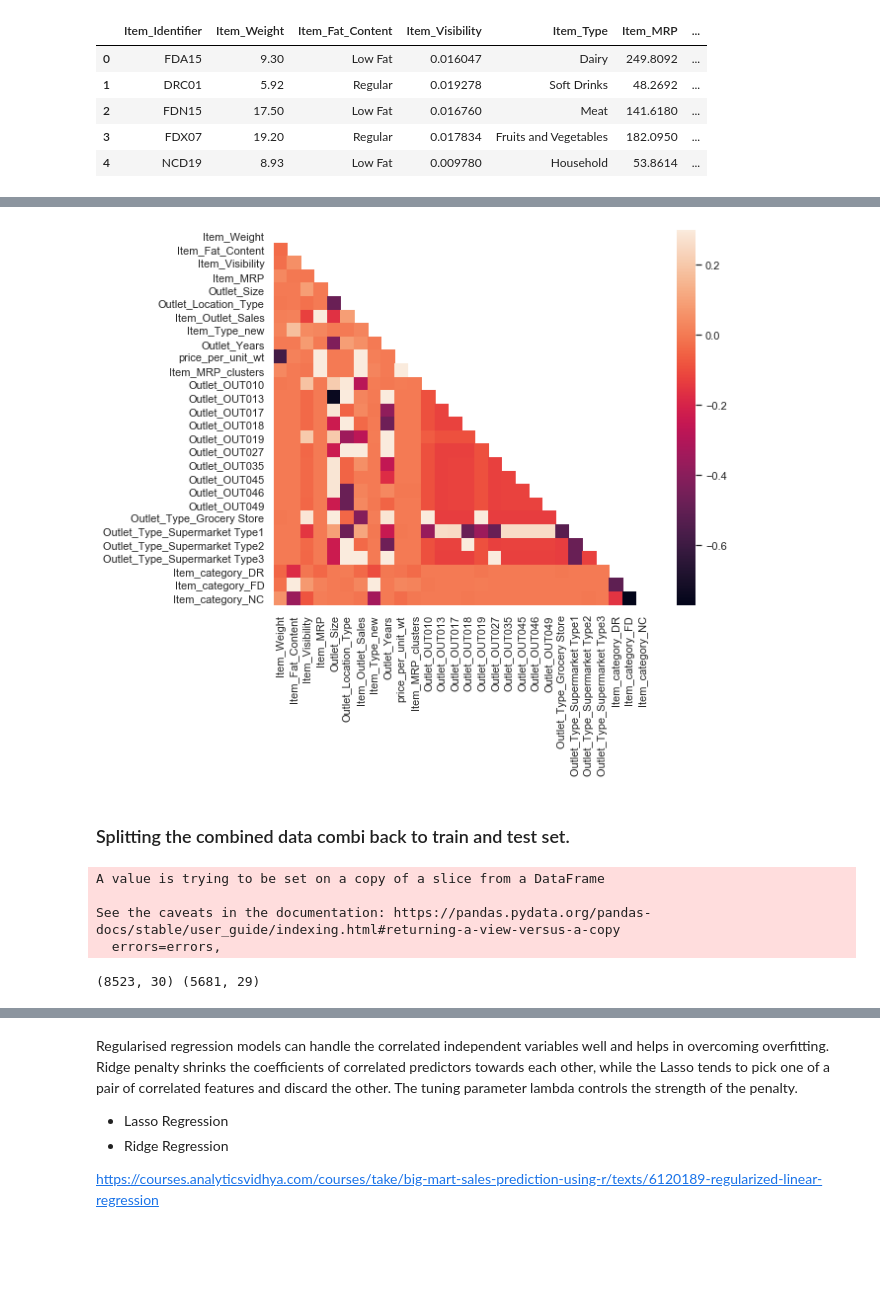
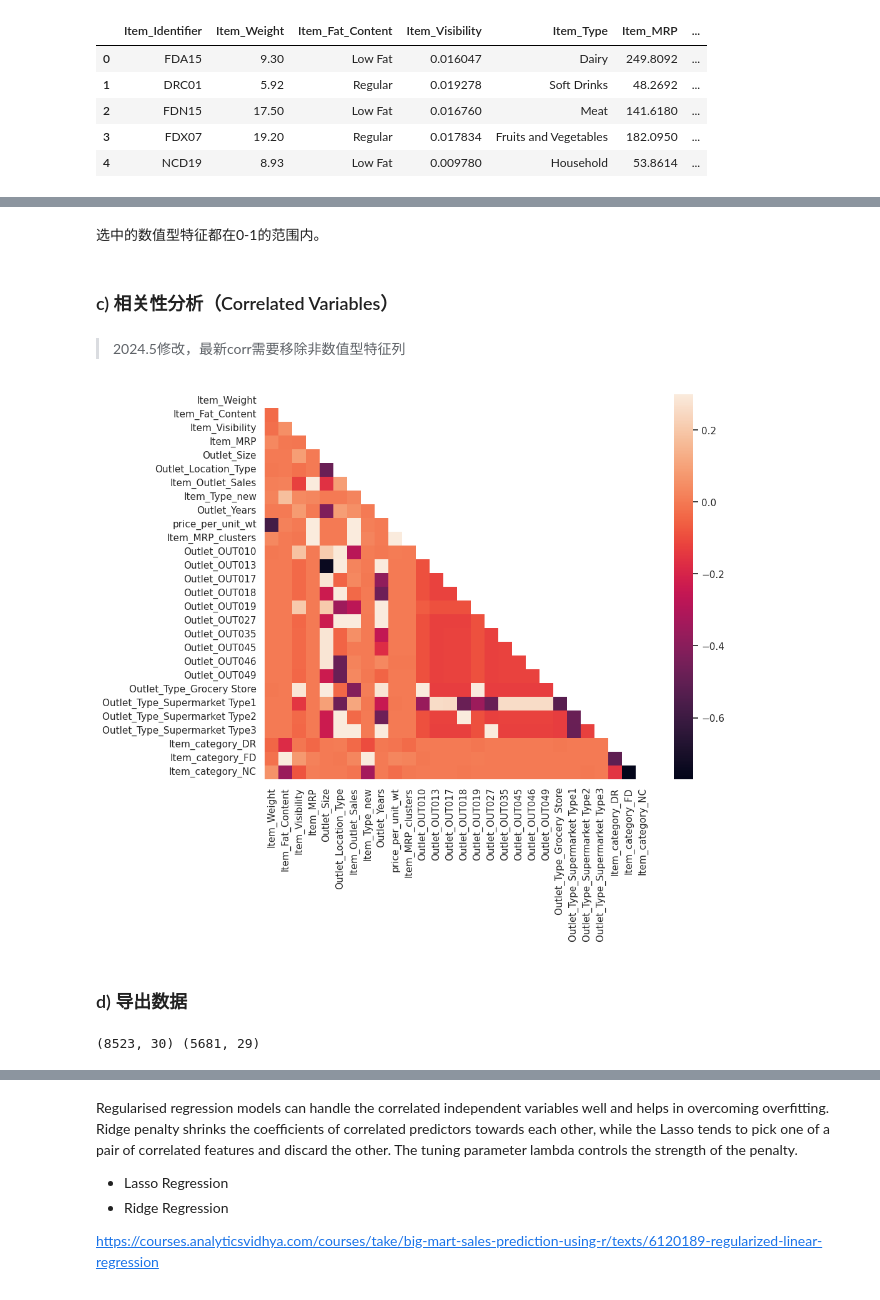
Before and after one commit to eevv2333/Study-Projects, a Jupyter notebook: Big Mart Sales prediction 商场销售预测分析项目/EDA_2022_Completed.ipynb, the cells around one changed output, grey strips where cells are left out. Cells and saved outputs as stored; diff of their text form; code cells hidden in the pictures; blank space fills up the shorter version.

```diff
--- a/Big Mart Sales prediction 商场销售预测分析项目/EDA_2022_Completed.ipynb
+++ b/Big Mart Sales prediction 商场销售预测分析项目/EDA_2022_Completed.ipynb
@@ -269,8 +278,11 @@ ax.scatter(combine['Item_MRP'], combine['Item_Outlet_Sales'],color='pink')
 # %%
 #物品类别
 import seaborn as sns
+# plt.figure(1)
+# fig,ax=plt.subplots(figsize=(20,8))
+# sns.set(style="whitegrid")
+# sns.boxenplot(x=combine['Item_Type'], y=combine['Item_Outlet_Sales'],scale="linear",color="yellow")
 plt.figure(1)
 fig,ax=plt.subplots(figsize=(20,8))
-sns.set(style="whitegrid")
-sns.boxenplot(x=combine['Item_Type'], y=combine['Item_Outlet_Sales'],scale="linear",color="yellow")
+sns.violinplot(x=combine['Item_Type'], y=combine['Item_Outlet_Sales'])
 # %% [output]
@@ -699,11 +561,0 @@ print(combine['Outlet_Location_Type'].value_counts())
-# %%
-'''
-#替换 ## 删除原文字标签，只保留数字标签
-combine['Outlet_Size'].replace('Small',0,inplace=True)
-combine['Outlet_Size'].replace('Medium',1,inplace=True)
-combine['Outlet_Size'].replace('High',2,inplace=True)
-
-combine['Outlet_Location_Type'].replace('Tier 3',0,inplace=True)
-combine['Outlet_Location_Type'].replace('Tier 2',1,inplace=True)
-combine['Outlet_Location_Type'].replace('Tier 1',2,inplace=True)
-'''
@@ -727,12 +561,0 @@ combine = pd.get_dummies(combine, columns=['Outlet','Outlet_Type','Item_category
-# %%
-'''
-# 独热编码
-combine0 = pd.get_dummies(combine['Outlet_Identifier'])
-combine1 = pd.get_dummies(combine['Outlet_Type'])
-combine2=pd.get_dummies(combine['Item_MRP_clusters'])
-combine3=pd.get_dummies(combine['Item_category'])
-combine=combine.join(combine0,how='outer')
-combine=combine.join(combine1,how='outer')
-combine=combine.join(combine2,how='outer')
-combine=combine.join(combine3,how='outer')
-'''
@@ -803,2 +605,0 @@ Scaling and centering is required for linear regression models.'''
-# %%
-combine=save
@@ -864,11 +633,22 @@ ST.describe().T
+# %% [markdown]
+选中的数值型特征都在0-1的范围内。
+# %% [markdown]
+### c) 相关性分析（Correlated Variables）
+# %% [markdown]
+> 2024.5修改，最新corr需要移除非数值型特征列
 # %%
-corr = combine.corr()
+#Correlated Variables
+
+# Remove the non-numeric column
+combine_numeric = combine.drop(['Item_Identifier','Outlet_Identifier'], axis=1)
+
+# Calculate the correlation matrix
+corr = combine_numeric.corr()
+
 mask = np.zeros_like(corr)
 mask[np.triu_indices_from(mask)] = True
 with sns.axes_style("white"):
-    f, ax = plt.subplots(figsize=(10, 7))
+    f, ax = plt.subplots(figsize=(10, 8))
     ax = sns.heatmap(corr, mask=mask, vmax=.3, square=True)
 # %% [output]
-[figure, old version]
+[figure, new version]
-# %% [markdown]
-### Splitting the combined data combi back to train and test set.
@@ -879,17 +655,17 @@ test = combine.loc[combine['Item_Outlet_Sales'].isnull()]
+# %% [markdown]
+### d) 导出数据
 # %%
+#切分数据集
+train = combine.loc[combine['Item_Outlet_Sales'].notnull()]
+test = combine.loc[combine['Item_Outlet_Sales'].isnull()]
+
 #删掉test 中多余的列
 test.drop(['Item_Outlet_Sales'],axis=1,inplace=True)
-
 
 #导出数据
 train.to_csv("train_modified.csv",index=False)
 test.to_csv("test_modified.csv",index=False)
+
+print(train.shape,test.shape)
 # %% [output]
-A value is trying to be set on a copy of a slice from a DataFrame
-
-See the caveats in the documentation: https://pandas.pydata.org/pandas-docs/stable/user_guide/indexing.html#returning-a-view-versus-a-copy
-  errors=errors,
+(8523, 30) (5681, 29)
-# %%
-print(train.shape,test.shape)
-# %% [output]
-(8523, 30) (5681, 29)
```
Also changed, not shown: parts of 184 cells of this notebook.
